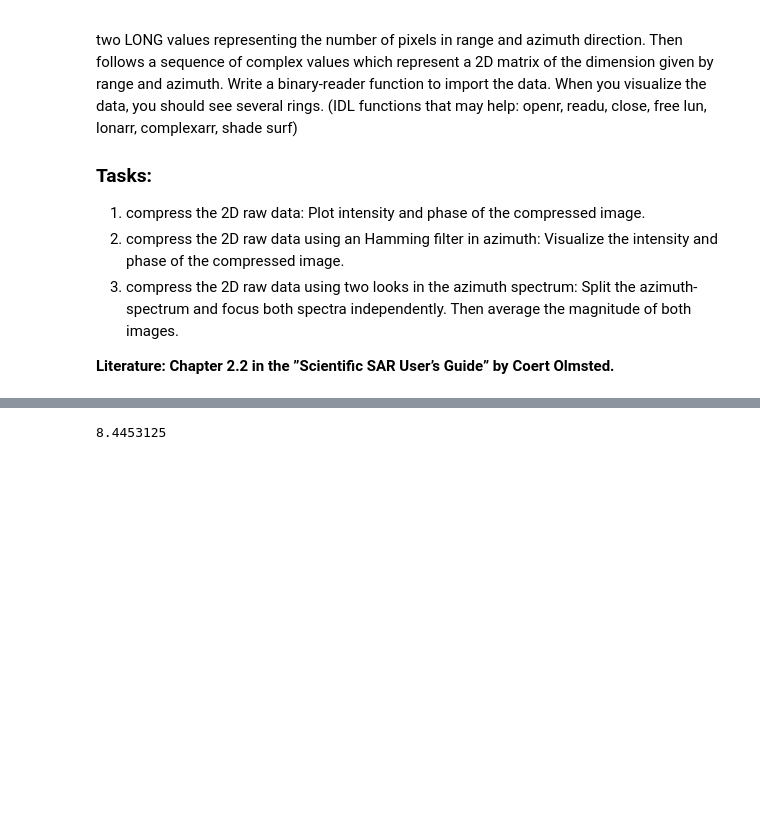
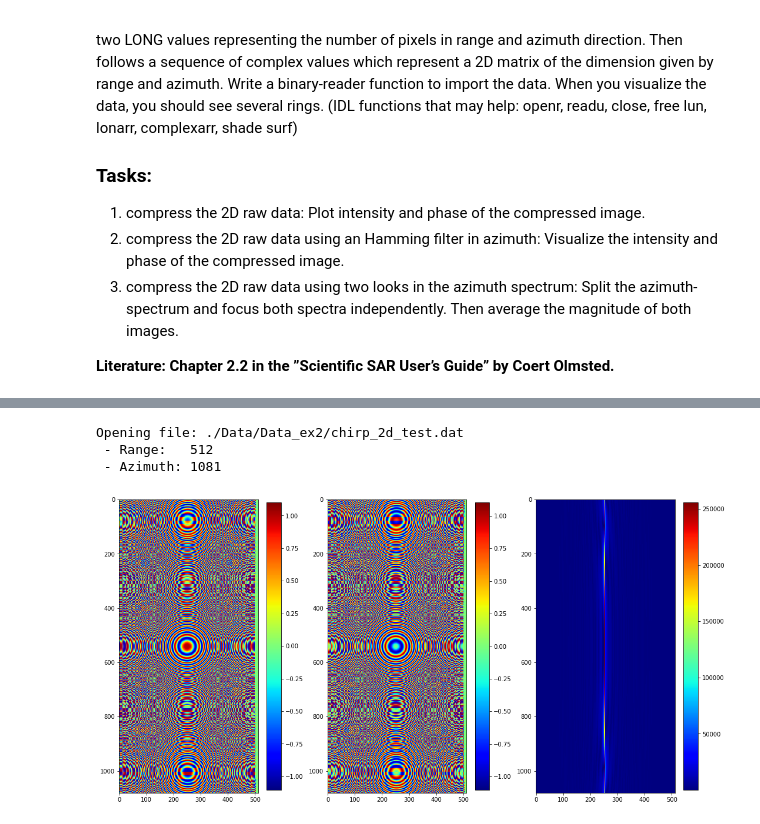
Before and after one commit to AzimuthLI/SAR_Introduction, a Jupyter notebook: Execrise_2-2D_Data.ipynb, the cells around one changed output, grey strips where cells are left out. Saved outputs shown, nothing was run; the diff lists cells and outputs as text; code cells hidden in the pictures; blank space fills up the shorter version.

```diff
--- a/Execrise_2-2D_Data.ipynb
+++ b/Execrise_2-2D_Data.ipynb
@@ -67,4 +79,42 @@ list(bcdDigits(data))
-# %%
-1106944/131072
-# %% [output]
-8.4453125
+# %%
+test_img = open_dat_file(data_dir+'/chirp_2d_test.dat')
+n_azi, n_rg = test_img.shape
+# %% [output]
+Opening file: ./Data/Data_ex2/chirp_2d_test.dat
+ - Range:   512
+ - Azimuth: 1081
+# %%
+h = np.conj(np.flip(np.exp(-1j * np.pi*Bw/Tau*t**2)))
+ref_r = np.zeros([1, n_rg], dtype=np.complex_)
+idx = round((n_rg - h.shape[0])/2) + np.arange(h.shape[0])
+ref_r[0, idx] = h
+# ref_r = np.roll(ref_r, round(n_rg/2))
+# %%
+from scipy import signal
+comp_img = np.zeros_like(test_img, dtype=np.complex_)
+for i in range(test_img.shape[0]):
+    comp_img[i,:] = signal.fftconvolve(test_img[i,:].astype(np.complex_).flatten(), ref_r.flatten()*n_rg, 'same')
+# %%
+comp_img = np.zeros_like(test_img, dtype=np.complex_)
+for i in range(test_img.shape[0]):
+    comp_img[i,:] = np.convolve(test_img[i,:].flatten(), ref_r.flatten()*n_rg, 'same')
+#     comp_img[i, :] = ifft(fft(test_img[i, :].astype(np.complex_)) * fft(ref_r)*n_rg)
+# %%
+fig = plt.figure(figsize=(18, 10))
+ax1 = fig.add_subplot(131)
+real_part = ax1.imshow(np.real(test_img), cmap='jet')
+fig.colorbar(real_part, ax=ax1, shrink=0.9)
+# cbar1 = fig.colorbar(real_part)
+
+ax2 = fig.add_subplot(132)
+imag_part = ax2.imshow(np.imag(test_img), cmap='jet')
+fig.colorbar(imag_part, ax=ax2, shrink=0.9)
+
+ax3 = fig.add_subplot(133)
+rg_focus = ax3.imshow(np.abs(comp_img), cmap='jet')
+cbar = fig.colorbar(rg_focus, ax=ax3, shrink=0.9, )
+# cbar.set_clim(-0.4e8, 0.8e8)
+
+plt.show()
+# %% [output]
+[figure, added]
```
Also changed, not shown: parts of 9 cells of this notebook, 1 other file.
